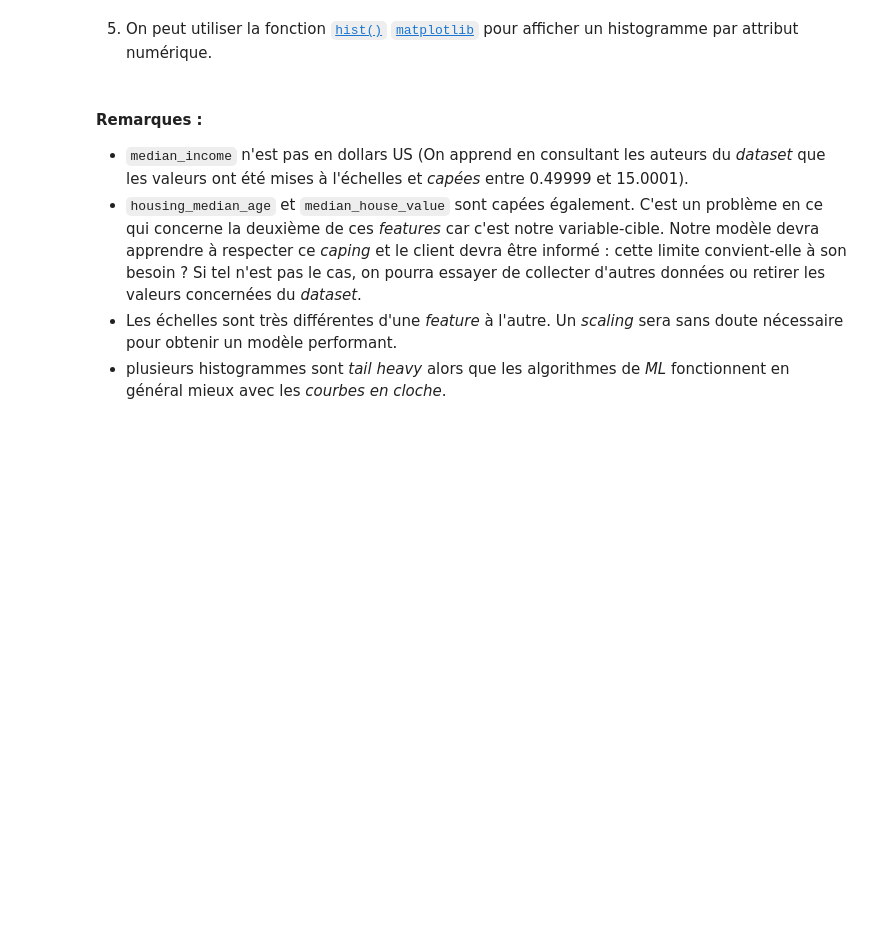
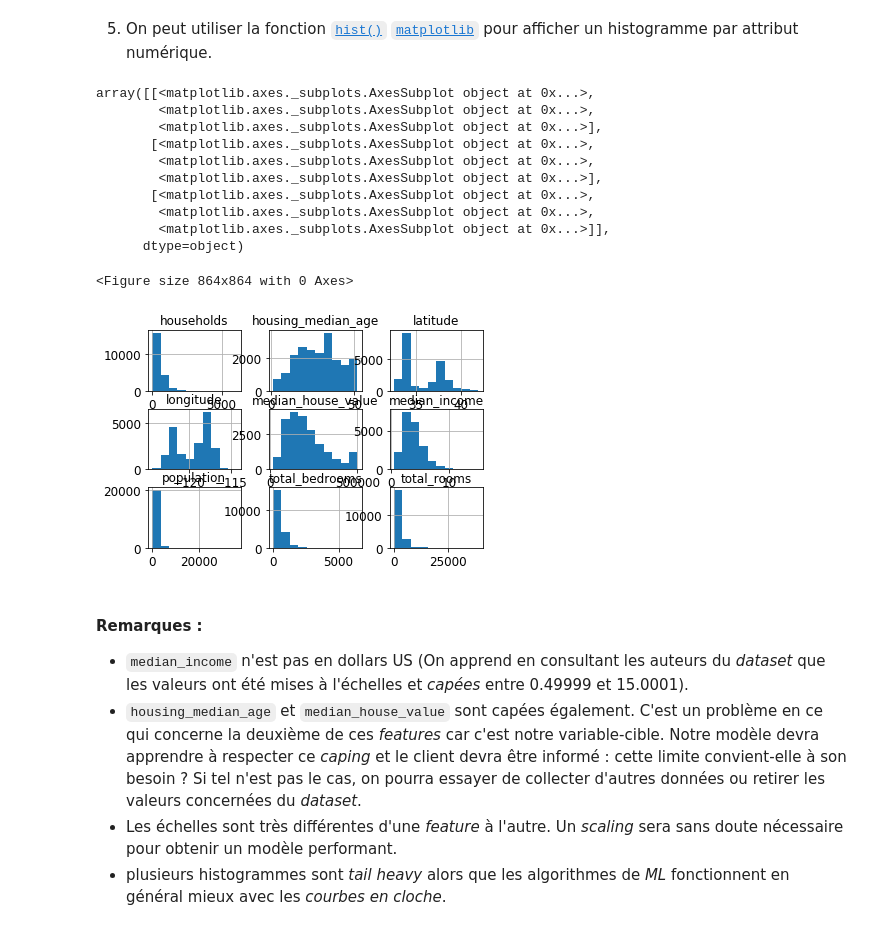
Before and after one commit to Cedric-M/Data-Wrangling, a Jupyter notebook: data_wrangling.ipynb, the cells around one changed output. Drawn from its saved outputs; the diff is of its cells as text; code cells hidden in the pictures; blank space fills up the shorter version.

```diff
--- a/data_wrangling.ipynb
+++ b/data_wrangling.ipynb
@@ -200,3 +197,20 @@ max         500001.000000
+# %%
+plt.figure(figsize=[12.0,12.0])
+plt.rc
+housing.hist()
+# %% [output]
+array([[<matplotlib.axes._subplots.AxesSubplot object at 0x...>,
+        <matplotlib.axes._subplots.AxesSubplot object at 0x...>,
+        <matplotlib.axes._subplots.AxesSubplot object at 0x...>],
+       [<matplotlib.axes._subplots.AxesSubplot object at 0x...>,
+        <matplotlib.axes._subplots.AxesSubplot object at 0x...>,
+        <matplotlib.axes._subplots.AxesSubplot object at 0x...>],
+       [<matplotlib.axes._subplots.AxesSubplot object at 0x...>,
+        <matplotlib.axes._subplots.AxesSubplot object at 0x...>,
+        <matplotlib.axes._subplots.AxesSubplot object at 0x...>]],
+      dtype=object)
+<Figure size 864x864 with 0 Axes>
+[figure, added]
 # %% [markdown]
 #### Remarques :
 * `median_income` n'est pas en dollars US (On apprend en consultant les auteurs du _dataset_ que les valeurs ont été mises à l'échelles et _capées_ entre 0.49999 et 15.0001).
```
Also changed, not shown: parts of 6 cells of this notebook.
